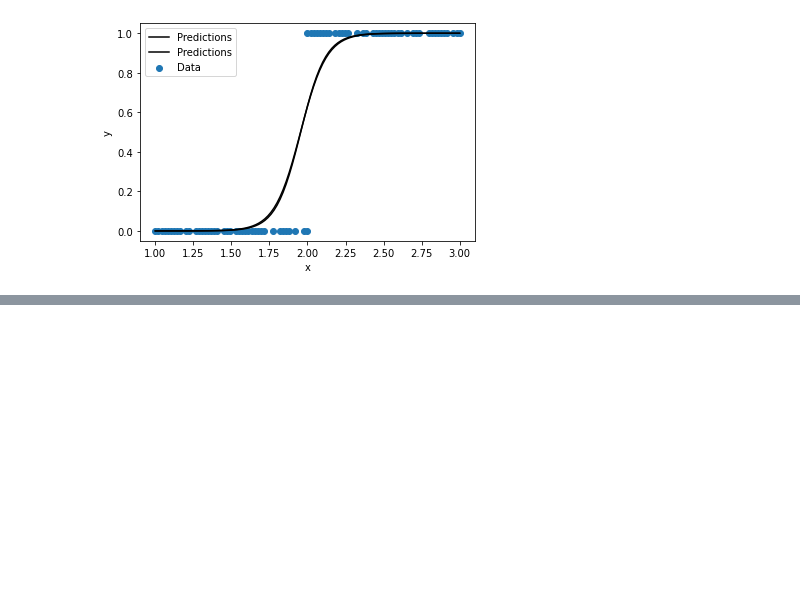
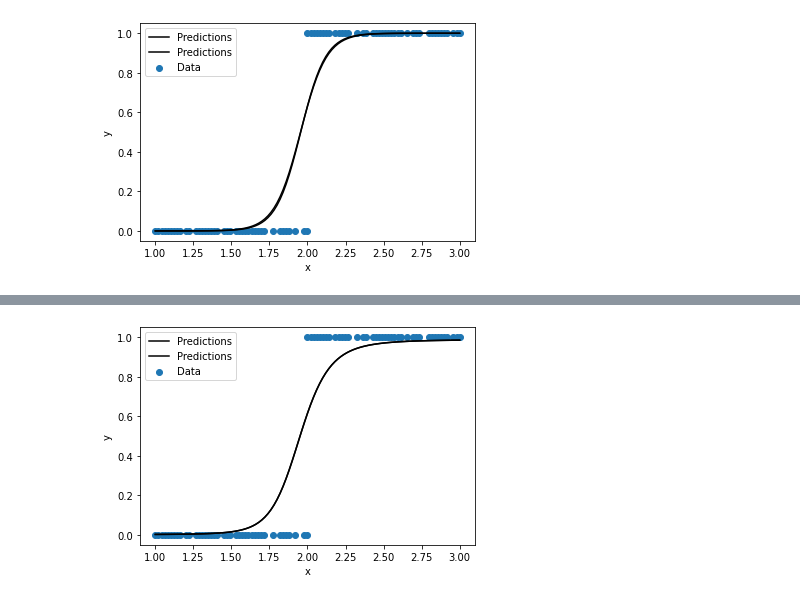
Before and after one commit to BojanKomazec/tensorflow-demo-notebooks, a Jupyter notebook: Simple_binary_classification_single_neuron_single_input.ipynb, the cells around one changed output, grey strips where cells are left out. Saved outputs shown, nothing was run; the diff lists cells and outputs as text; code cells hidden in the pictures; blank space fills up the shorter version.

```diff
--- a/Simple_binary_classification_single_neuron_single_input.ipynb
+++ b/Simple_binary_classification_single_neuron_single_input.ipynb
@@ -275,3 +275,16 @@ y = model.predict(x)
 plot_fn(x,y)
 # %% [output]
 [figure]
+# %%
+# model with a single neuron which has a single input
+# a(x) = kx + b
+activation_1 = tf.nn.sigmoid
+activation_2 = tf.nn.sigmoid
+
+num_of_classes = 2 # 0 and 1
+model = tf.keras.Sequential([
+    layers.Dense(input_shape=[1,], units=1, activation=activation_1),
+    layers.Dense(units=num_of_classes, activation=activation_2),
+])
+
+model.summary()
@@ -277,0 +304,29 @@ plot_fn(x,y)
+# %%
+learning_rate = 0.1
+optimizer=tf.optimizers.Adam(learning_rate=learning_rate)
+# optimizer=tf.optimizers.SGD(learning_rate=learning_rate)
+
+# loss = 'binary_crossentropy'
+loss = 'mean_squared_error'
+
+model.compile(
+    optimizer=optimizer,
+    loss=loss,
+    metrics=['binary_accuracy'])
+
+# %%time
+history = model.fit(
+    train_features['x'], train_labels,
+    epochs=100,
+    # suppress logging
+    verbose=0,
+    # Calculate validation results on 20% of the training data
+    validation_split = 0.2)
+
+
+x = np.linspace(1, 3, 101)
+y = model.predict(x)
+
+plot_fn(x,y)
+# %% [output]
+[figure, added]
```
Also changed, not shown: parts of 1 cell of this notebook.
